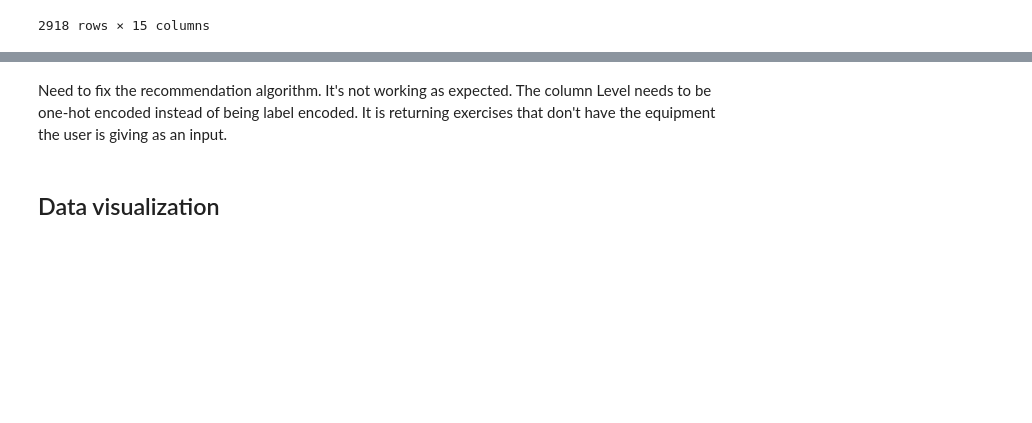
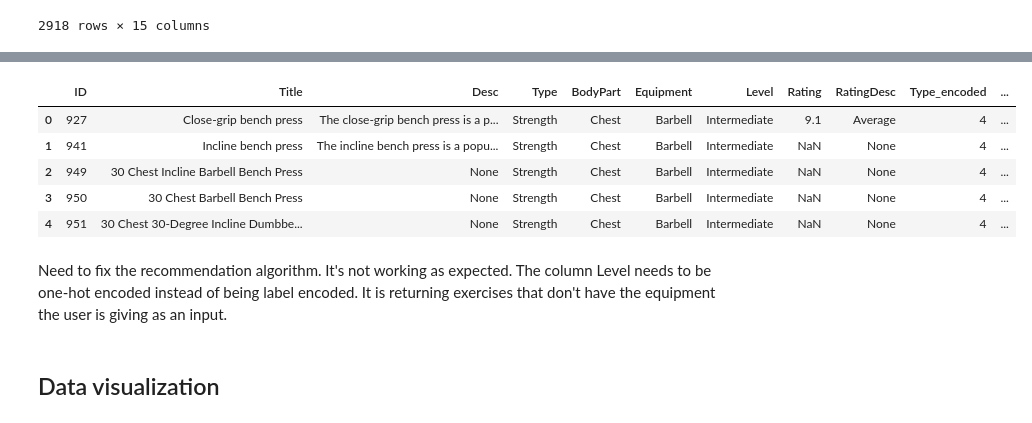
Before and after one commit to jmsbs/gym_exercise_recommendation, a Jupyter notebook: file.ipynb, the cells around one changed output, grey strips where cells are left out. Cells and saved outputs as stored; diff of their text form; code cells hidden in the pictures; blank space fills up the shorter version.

```diff
--- a/file.ipynb
+++ b/file.ipynb
@@ -172,5 +247,12 @@ print(f"The recommended exercises are the following: {recommendations}.")
 # %%
-sqldf("SELECT * FROM data WHERE ID IN ('0', '1', '2', '3', '4')", globals())
+sqldf("SELECT * FROM data WHERE ID IN ('927', '941', '951', '950', '949')", globals())
+# %% [output]
+|  | ID | Title | Desc | Type | BodyPart | Equipment | Level | Rating | RatingDesc | Type_encoded | ... |
+| 0 | 927 | Close-grip bench press | The close-grip bench press is a p... | Strength | Chest | Barbell | Intermediate | 9.1 | Average | 4 | ... |
+| 1 | 941 | Incline bench press | The incline bench press is a popu... | Strength | Chest | Barbell | Intermediate | NaN | None | 4 | ... |
+| 2 | 949 | 30 Chest Incline Barbell Bench Press | None | Strength | Chest | Barbell | Intermediate | NaN | None | 4 | ... |
+| 3 | 950 | 30 Chest Barbell Bench Press | None | Strength | Chest | Barbell | Intermediate | NaN | None | 4 | ... |
+| 4 | 951 | 30 Chest 30-Degree Incline Dumbbe... | None | Strength | Chest | Barbell | Intermediate | NaN | None | 4 | ... |
 # %% [markdown]
 Need to fix the recommendation algorithm. It's not working as expected.
 The column Level needs to be one-hot encoded instead of being label encoded.
```
Also changed, not shown: parts of 7 cells of this notebook.
